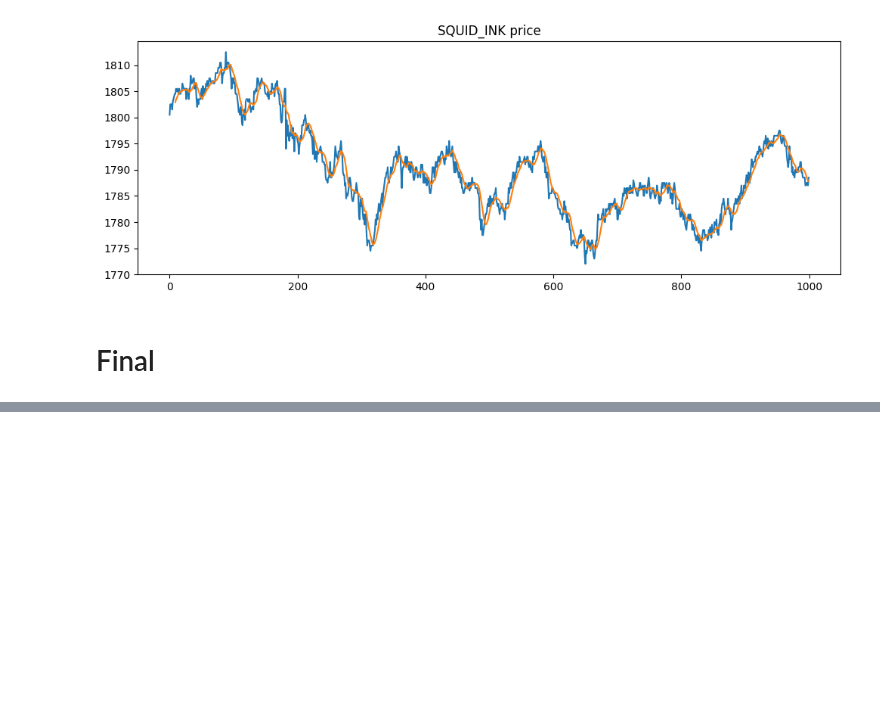
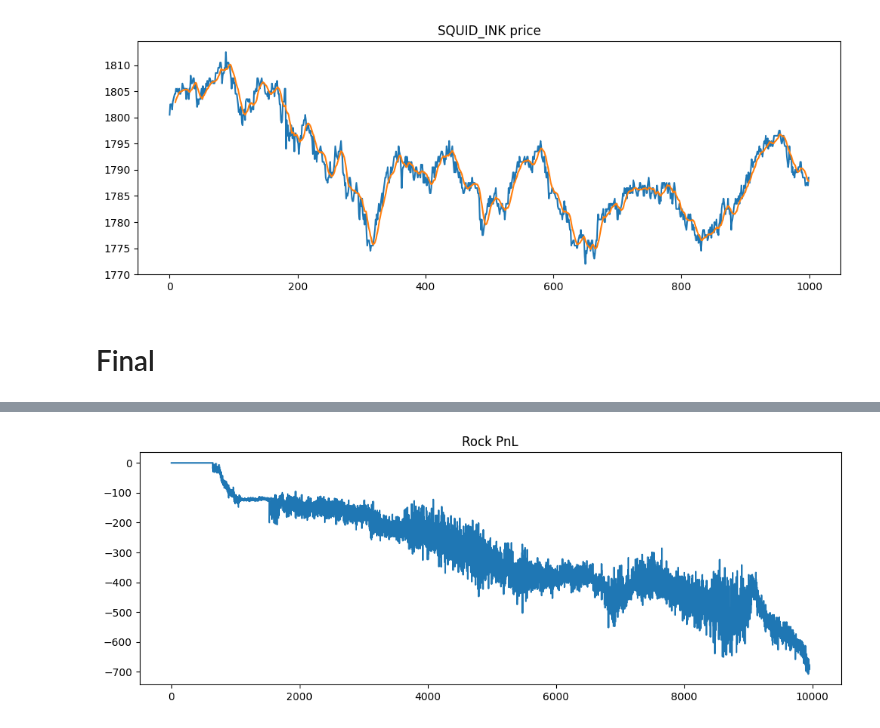
Before and after one commit to aemilani/imc-prosperity-3, a Jupyter notebook: notebooks/logs_round_4.ipynb, the cells around one changed output, grey strips where cells are left out. Drawn from its saved outputs; the diff is of its cells as text; code cells hidden in the pictures; blank space fills up the shorter version.

```diff
--- a/notebooks/logs_round_4.ipynb
+++ b/notebooks/logs_round_4.ipynb
@@ -285,0 +249,12 @@ plt.show()
+# %%
+plt.figure(figsize=(12, 4))
+plt.plot(activities[activities['product'] == 'VOLCANIC_ROCK']['profit_and_loss'].to_numpy() +
+         activities[activities['product'] == 'VOLCANIC_ROCK_VOUCHER_9500']['profit_and_loss'].to_numpy() +
+         activities[activities['product'] == 'VOLCANIC_ROCK_VOUCHER_9750']['profit_and_loss'].to_numpy() +
+         activities[activities['product'] == 'VOLCANIC_ROCK_VOUCHER_10000']['profit_and_loss'].to_numpy() +
+         activities[activities['product'] == 'VOLCANIC_ROCK_VOUCHER_10250']['profit_and_loss'].to_numpy() +
+         activities[activities['product'] == 'VOLCANIC_ROCK_VOUCHER_10500']['profit_and_loss'].to_numpy())
+plt.title('Rock PnL')
+plt.show()
+# %% [output]
+[figure, added]
```
Also changed, not shown: parts of 14 cells of this notebook, 4 other files.
